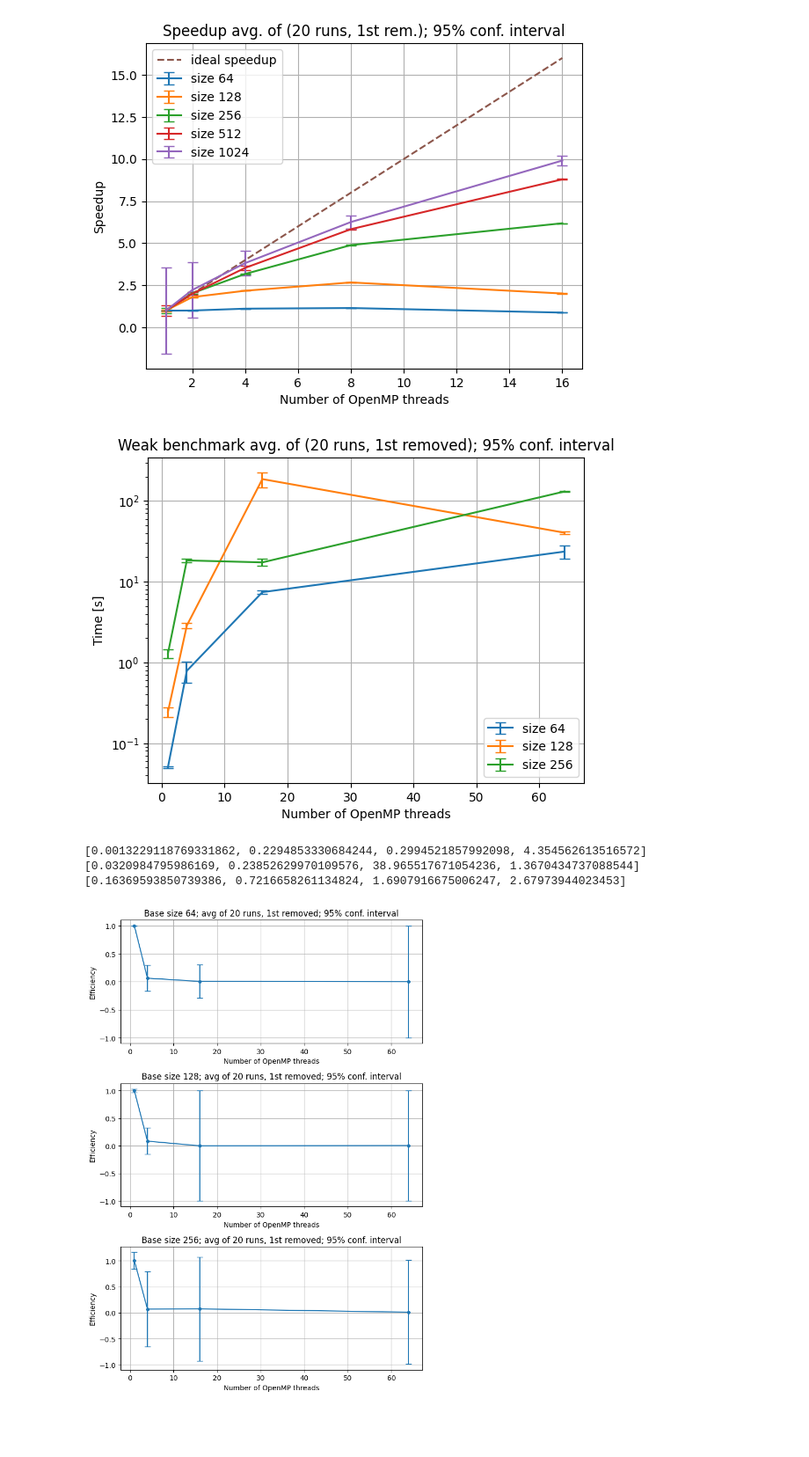
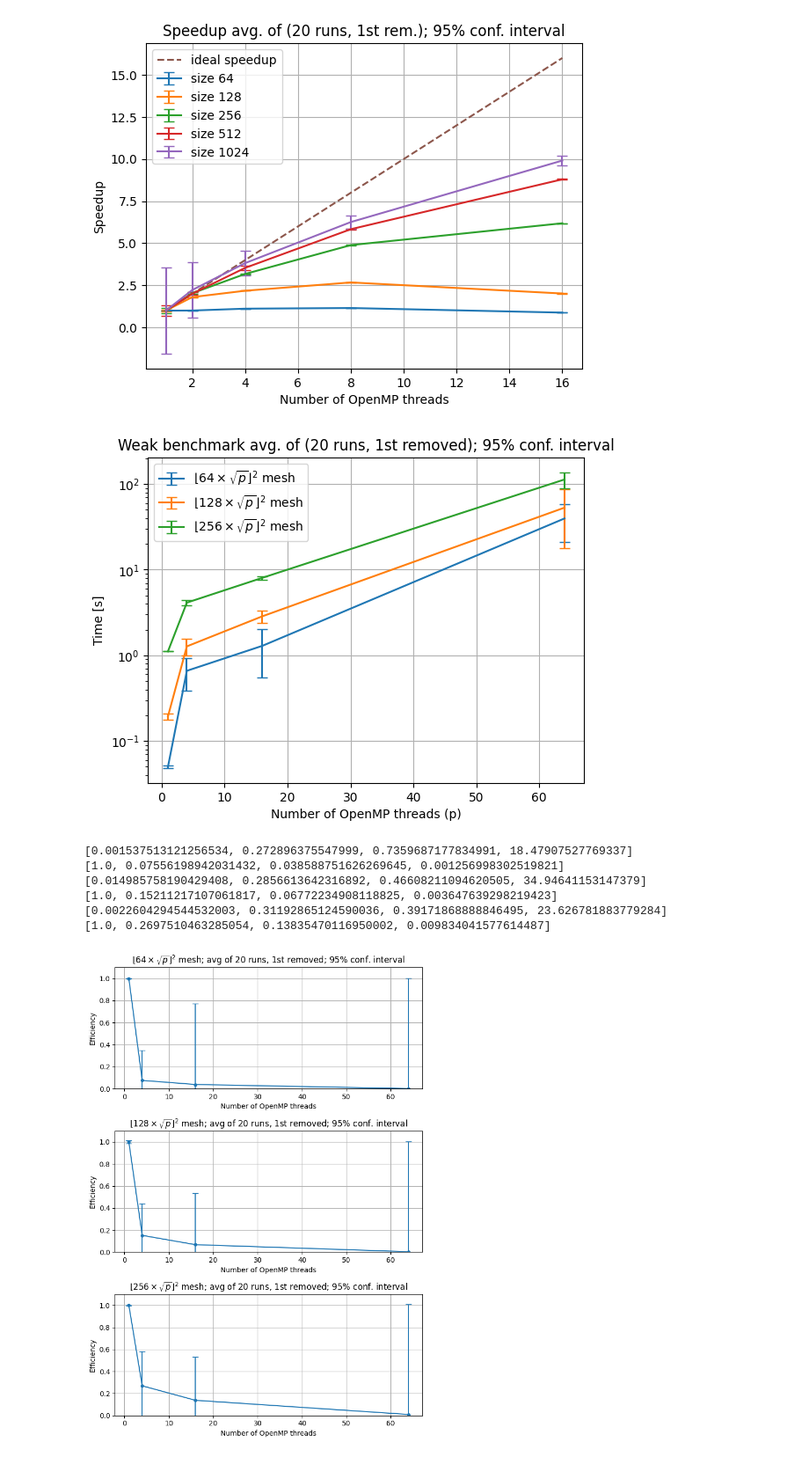
Before and after one commit to benedict-armstrong/hpc, a Jupyter notebook: project03/code/create_plots.ipynb, the cells around one changed output. Shown: that part at 88% size. Cells and saved outputs as stored; diff of their text form; code cells hidden in the pictures; blank space fills up the shorter version.

Commit message:
better plots & code to check bitwise identical results

```diff
--- a/project03/code/create_plots.ipynb
+++ b/project03/code/create_plots.ipynb
@@ -4,7 +4,7 @@ import json
 import matplotlib.pyplot as plt
 # %%
 strong_benchmark_file = "out/strong_scaling_results.json"
-weak_benchmark_file = "out/weak_scaling_results.json"
+weak_benchmark_file = "out/weak_scaling.json"
 
 EXCLUDE_FIRST_N = 1
 # %%
@@ -117,11 +117,11 @@ for i, size in enumerate(weak["sizes"]):
         threads,
         values,
         yerr=errors_y,
-        label=f"size {size}",
+        label=fr"$\lfloor {{{size}}} \times \sqrt{{p}}\rfloor^2$ mesh",
         capsize=4,
     )
 
-plt.xlabel("Number of OpenMP threads")
+plt.xlabel("Number of OpenMP threads (p)")
 plt.yscale("log")
 plt.ylabel("Time [s]")
 plt.grid()
@@ -131,7 +131,7 @@ plt.title(f"Weak benchmark avg. of ({weak['runs']} runs, 1st removed); 95% conf.
 
 plt.savefig("../report/plots/weak_scaling.pdf")
 # %% [output]
-[figure, old version]
+[figure, new version]
 # %%
 # plot efficiency
 
@@ -155,35 +155,43 @@ for i, size in enumerate(weak["sizes"]):
     for t in times_for_size:
         values.append(base_time / (sum(t) / len(t)))
         errors_y.append(1.95 * pd.Series(t).sem())
 
     print(errors_y)
+    print(values)
 
     # clamp error to 1
     errors_y = [min(1, e) for e in errors_y]
 
     ax.errorbar(
         threads,
         values,
         yerr=errors_y,
         label=f"size {size}",
         capsize=4,
         marker="o",
         markersize=4,
     )
 
     ax.set_xlabel("Number of OpenMP threads")
     ax.set_ylabel("Efficiency")
     # ax.set_yscale("log")
     ax.grid()
+
+    # set limits
+    ax.set_ylim(0, 1.1)
+
     # set title for each subplot
     ax.set_title(
-        f"Base size {size}; avg of {weak['runs']} runs, 1st removed; 95% conf. interval")
+        fr"$\lfloor {{{size}}} \times \sqrt{{p}}\rfloor^2$ mesh; avg of {weak['runs']} runs, 1st removed; 95% conf. interval")
 
 fig.tight_layout()
 
 plt.savefig("../report/plots/weak_efficiency.pdf")
 # %% [output]
-[0.0013229118769331862, 0.2294853330684244, 0.2994521857992098, 4.354562613516572]
-[0.0320984795986169, 0.23852629970109576, 38.965517671054236, 1.3670434737088544]
-[0.16369593850739386, 0.7216658261134824, 1.6907916675006247, 2.67973944023453]
+[0.001537513121256534, 0.272896375547999, 0.7359687177834991, 18.47907527769337]
+[1.0, 0.07556198942031432, 0.038588751626269645, 0.001256998302519821]
+[0.014985758190429408, 0.2856613642316892, 0.46608211094620505, 34.94641153147379]
+[1.0, 0.15211217107061817, 0.06772234908118825, 0.003647639298219423]
+[0.0022604294544532003, 0.31192865124590036, 0.39171868888846495, 23.626781883779284]
+[1.0, 0.2697510463285054, 0.13835470116950002, 0.009834041577614487]
-[figure, old version]
+[figure, new version]
```
Also changed, not shown: parts of 1 cell of this notebook, 12 other files.
